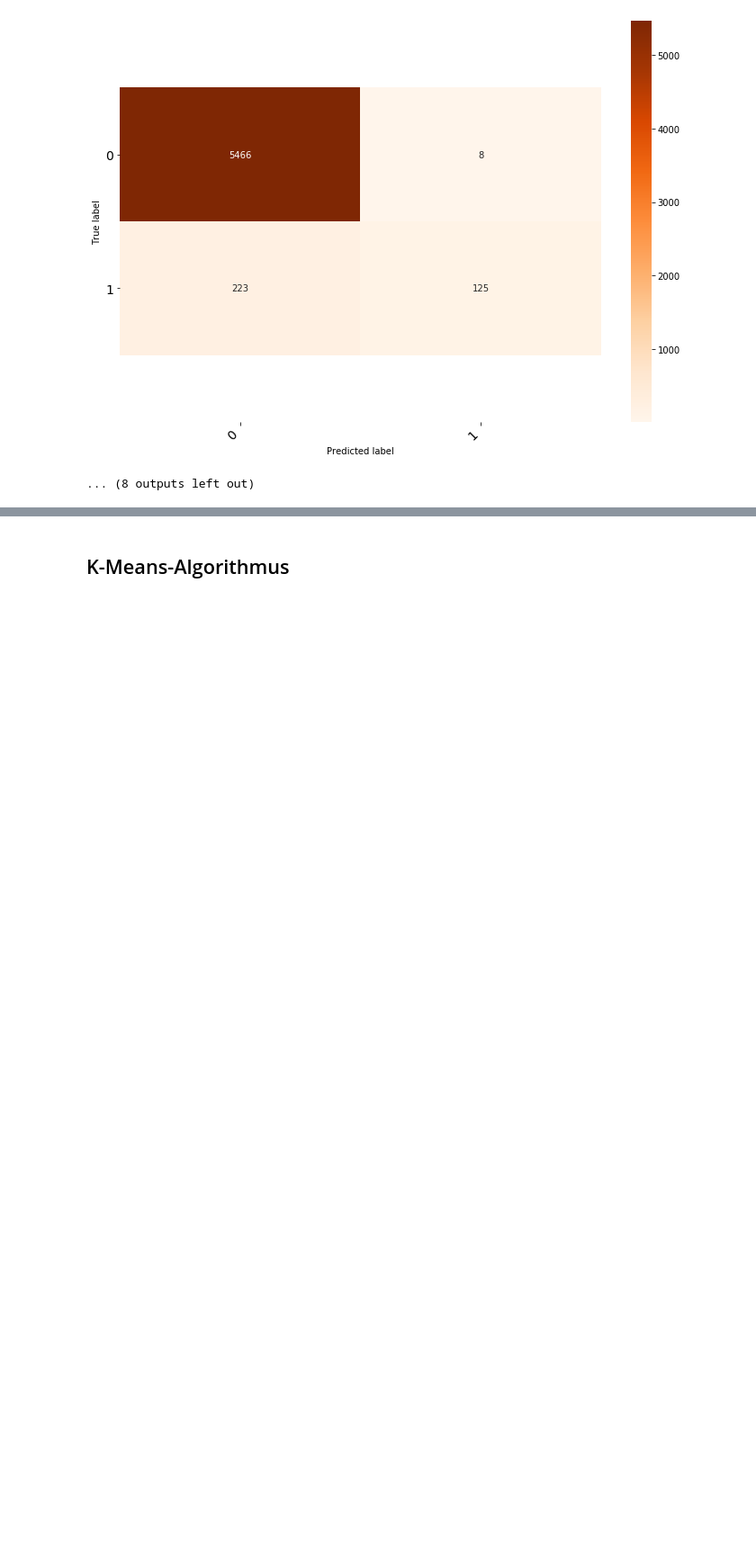
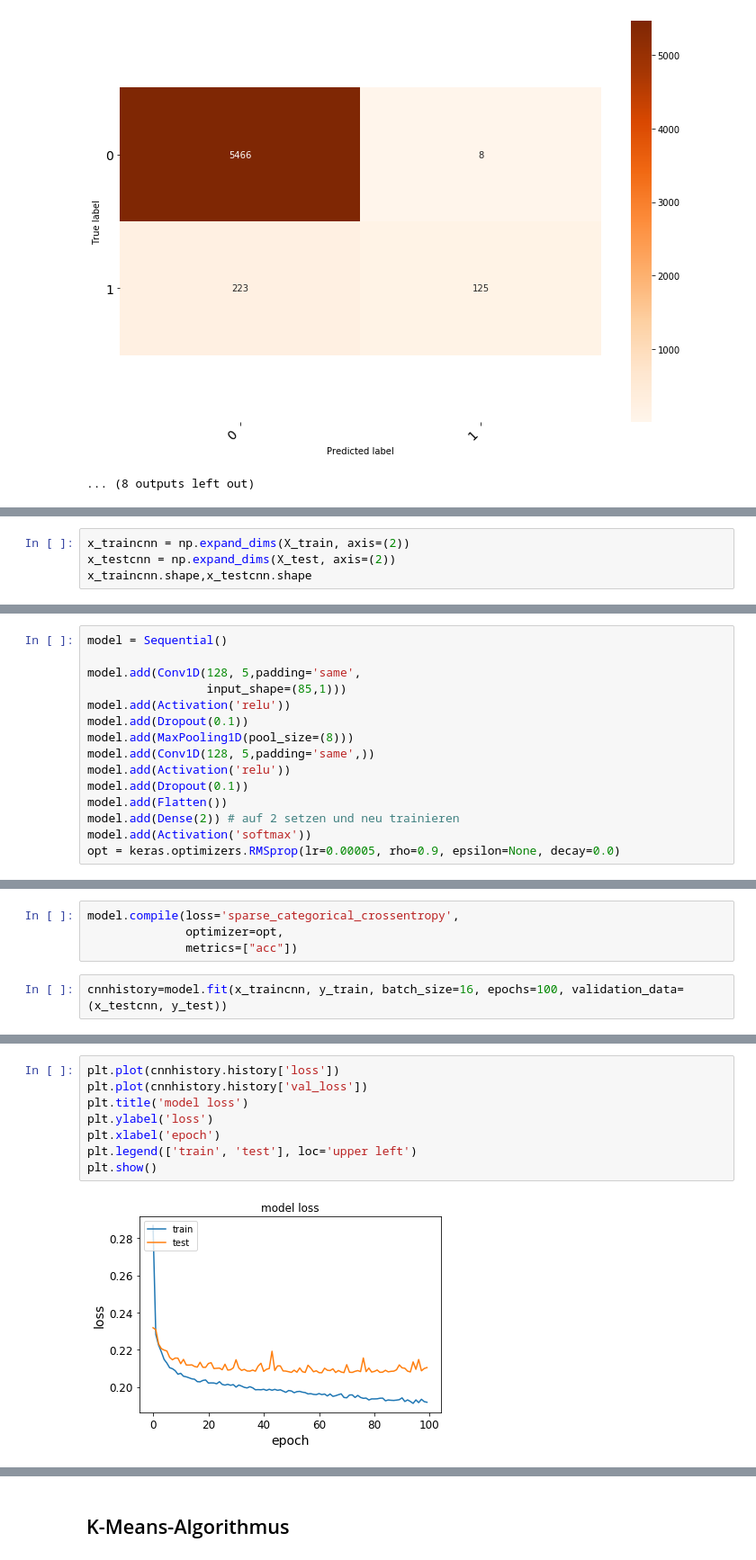
Before and after one commit to vburlay/anw_feld_ba, a Jupyter notebook: Wohnwagen_Versicherung.ipynb, the cells around one changed output, grey strips where cells are left out. Shown at 90% size. Saved outputs shown, nothing was run; the diff lists cells and outputs as text; blank space fills up the shorter version.

```diff
--- a/Wohnwagen_Versicherung.ipynb
+++ b/Wohnwagen_Versicherung.ipynb
@@ -456,0 +502,4 @@ weighted avg       0.96      0.96      0.95      5822
+# %%
+x_traincnn = np.expand_dims(X_train, axis=(2))
+x_testcnn = np.expand_dims(X_test, axis=(2))
+x_traincnn.shape,x_testcnn.shape
@@ -456,0 +508,15 @@ weighted avg       0.96      0.96      0.95      5822
+# %%
+model = Sequential()
+
+model.add(Conv1D(128, 5,padding='same',
+                 input_shape=(85,1)))
+model.add(Activation('relu'))
+model.add(Dropout(0.1))
+model.add(MaxPooling1D(pool_size=(8)))
+model.add(Conv1D(128, 5,padding='same',))
+model.add(Activation('relu'))
+model.add(Dropout(0.1))
+model.add(Flatten())
+model.add(Dense(2)) # auf 2 setzen und neu trainieren
+model.add(Activation('softmax'))
+opt = keras.optimizers.RMSprop(lr=0.00005, rho=0.9, epsilon=None, decay=0.0)
@@ -456,0 +543,6 @@ weighted avg       0.96      0.96      0.95      5822
+# %%
+model.compile(loss='sparse_categorical_crossentropy',
+              optimizer=opt,
+              metrics=["acc"])
+# %%
+cnnhistory=model.fit(x_traincnn, y_train, batch_size=16, epochs=100, validation_data=(x_testcnn, y_test))
@@ -456,0 +573,10 @@ weighted avg       0.96      0.96      0.95      5822
+# %%
+plt.plot(cnnhistory.history['loss'])
+plt.plot(cnnhistory.history['val_loss'])
+plt.title('model loss')
+plt.ylabel('loss')
+plt.xlabel('epoch')
+plt.legend(['train', 'test'], loc='upper left')
+plt.show()
+# %% [output]
+[figure, added]
```
Also changed, not shown: parts of 16 cells of this notebook.
